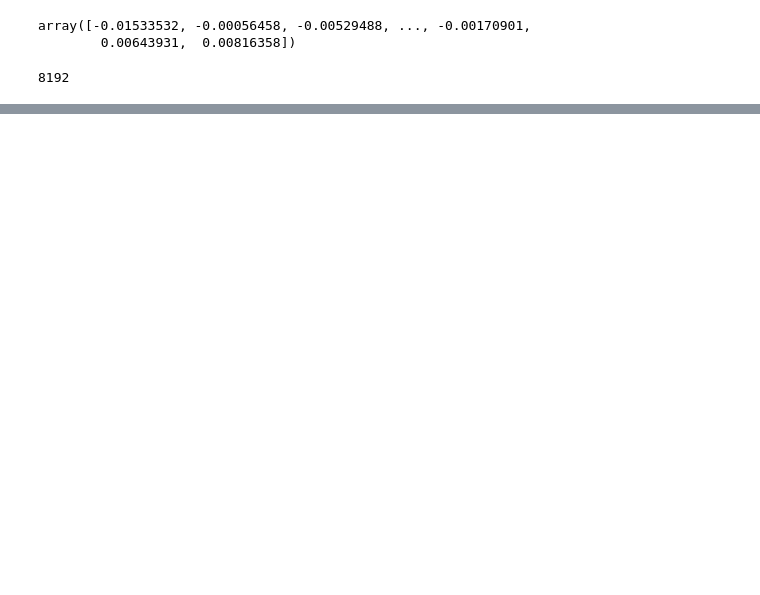
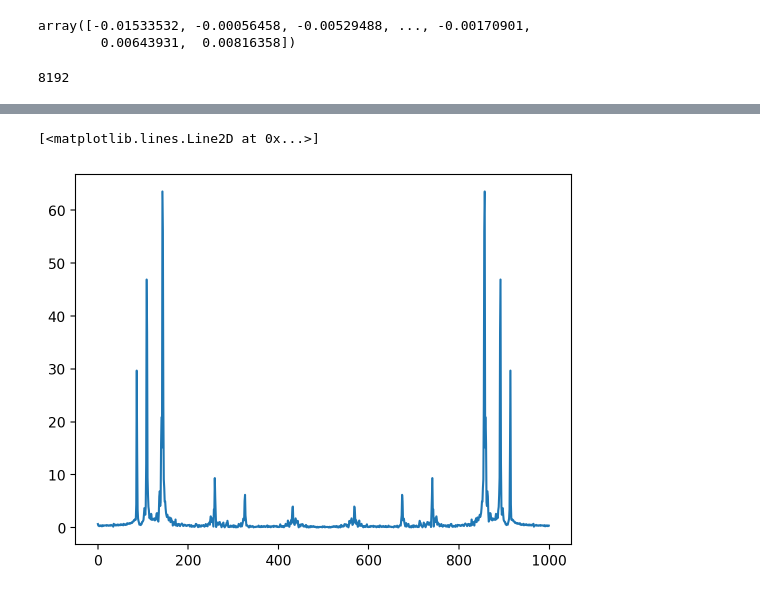
Before and after one commit to LisandraMoura/PDSI, a Jupyter notebook: ExperimentoAudio.ipynb, the cells around one changed output, grey strips where cells are left out. Drawn from its saved outputs; the diff is of its cells as text; code cells hidden in the pictures; blank space fills up the shorter version.

```diff
--- a/ExperimentoAudio.ipynb
+++ b/ExperimentoAudio.ipynb
@@ -26,0 +84,21 @@ play(x, fs/10)
+# %%
+def dft2(x):
+
+    N = len(x)
+
+    n = np.expand_dims(np.arange(N), 1)
+
+    W = np.exp(-1j * (2 * np.pi / N) * (n @ n.T))
+
+    X =  W @ x
+
+    return X
+# %%
+Y2 = dft2(x[:1000])
+# %%
+import matplotlib.pyplot as plt
+Y2mag = np.abs(Y2)
+plt.plot(Y2mag)
+# %% [output]
+[<matplotlib.lines.Line2D at 0x...>]
+[figure, added]
```
Also changed, not shown: parts of 9 cells of this notebook, 8 other files.
